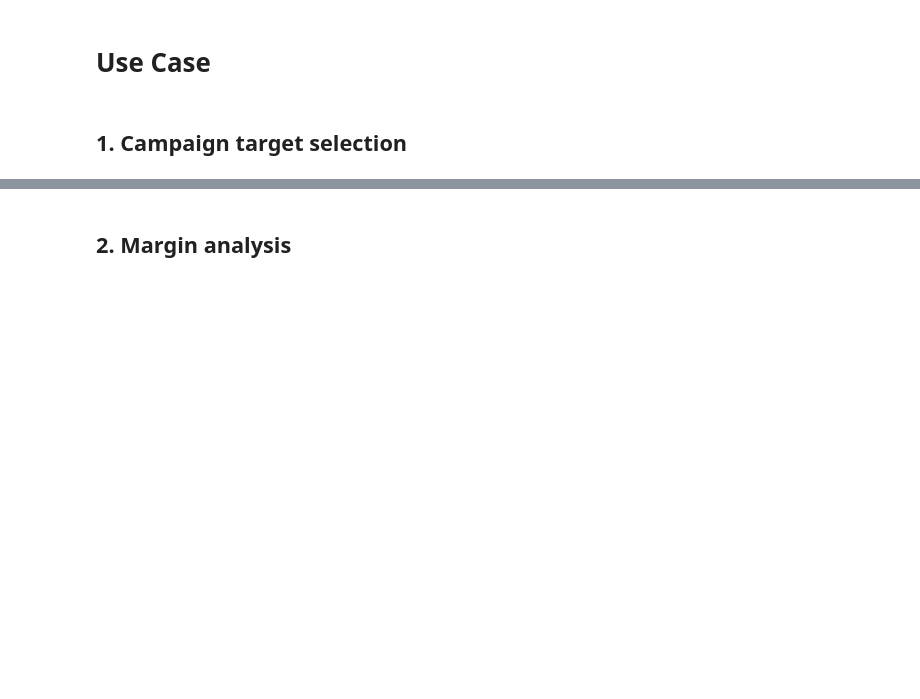
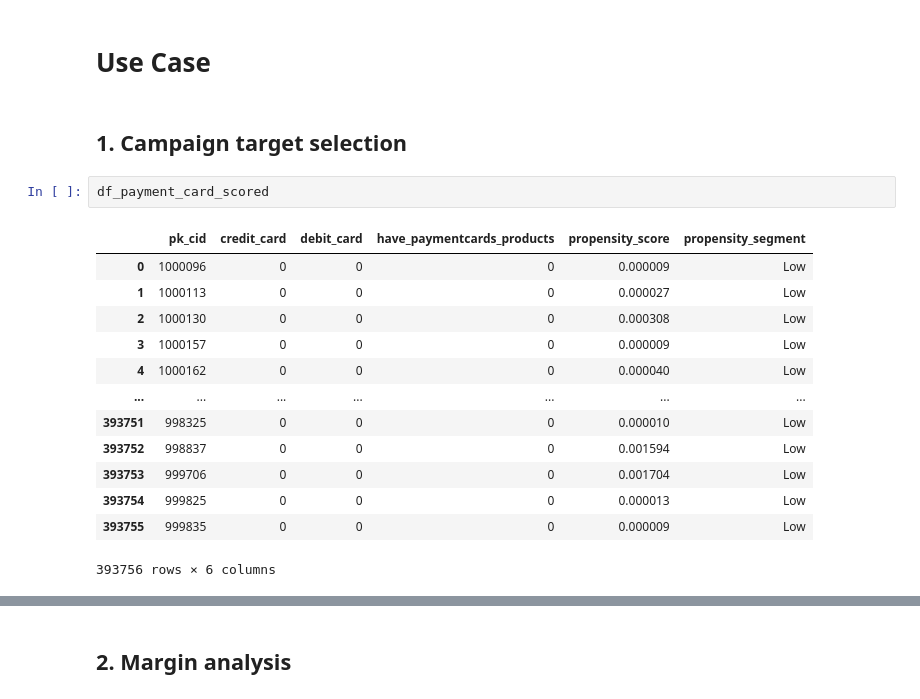
Before and after one commit to martadominguezm/grupo-1-dscesp-0525, a Jupyter notebook: TFM/use_case/propensity_and_clustering_union.ipynb, the cells around one changed output, grey strips where cells are left out. Drawn from its saved outputs; the diff is of its cells as text; blank space fills up the shorter version.

```diff
--- a/TFM/use_case/propensity_and_clustering_union.ipynb
+++ b/TFM/use_case/propensity_and_clustering_union.ipynb
@@ -18,6 +22,22 @@ df_clustering.drop(columns=['Unnamed: 0'], inplace=True, errors='ignore')
 # Use Case
 # %% [markdown]
 ## 1. Campaign target selection
+# %%
+df_payment_card_scored
+# %% [output]
+|  | pk_cid | credit_card | debit_card | have_paymentcards_products | propensity_score | propensity_segment |
+| 0 | 1000096 | 0 | 0 | 0 | 0.000009 | Low |
+| 1 | 1000113 | 0 | 0 | 0 | 0.000027 | Low |
+| 2 | 1000130 | 0 | 0 | 0 | 0.000308 | Low |
+| 3 | 1000157 | 0 | 0 | 0 | 0.000009 | Low |
+| 4 | 1000162 | 0 | 0 | 0 | 0.000040 | Low |
+| ... | ... | ... | ... | ... | ... | ... |
+| 393751 | 998325 | 0 | 0 | 0 | 0.000010 | Low |
+| 393752 | 998837 | 0 | 0 | 0 | 0.001594 | Low |
+| 393753 | 999706 | 0 | 0 | 0 | 0.001704 | Low |
+| 393754 | 999825 | 0 | 0 | 0 | 0.000013 | Low |
+| 393755 | 999835 | 0 | 0 | 0 | 0.000009 | Low |
+393756 rows × 6 columns
 # %%
 df_pension_plan_scored.rename(columns={"propensity_segment":"propensity_segment_pensionplan", "propensity_score":"propensity_score_pensionplan"}, inplace=True)
 df_inversion_family_scored.rename(columns={"propensity_segment":"propensity_segment_investment", "propensity_score":"propensity_score_investment"}, inplace=True)
```
Also changed, not shown: parts of 7 cells of this notebook, 4 other files.
